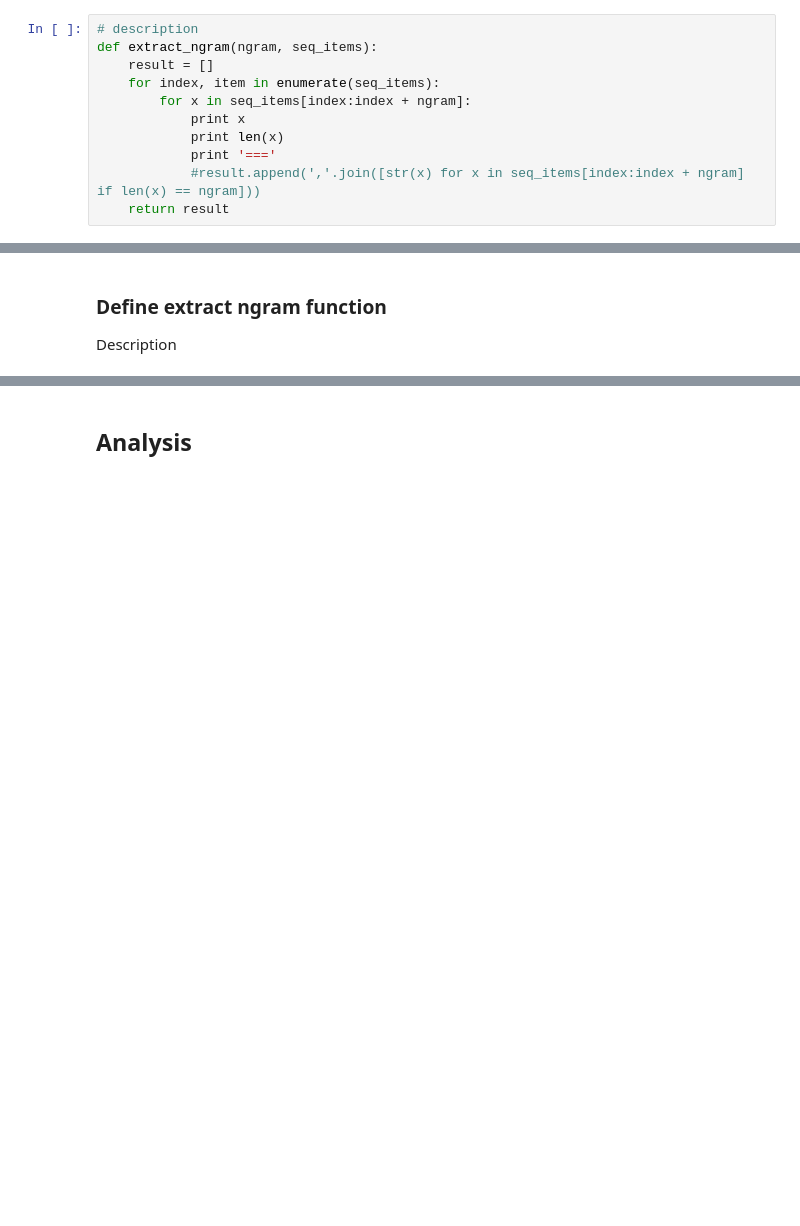
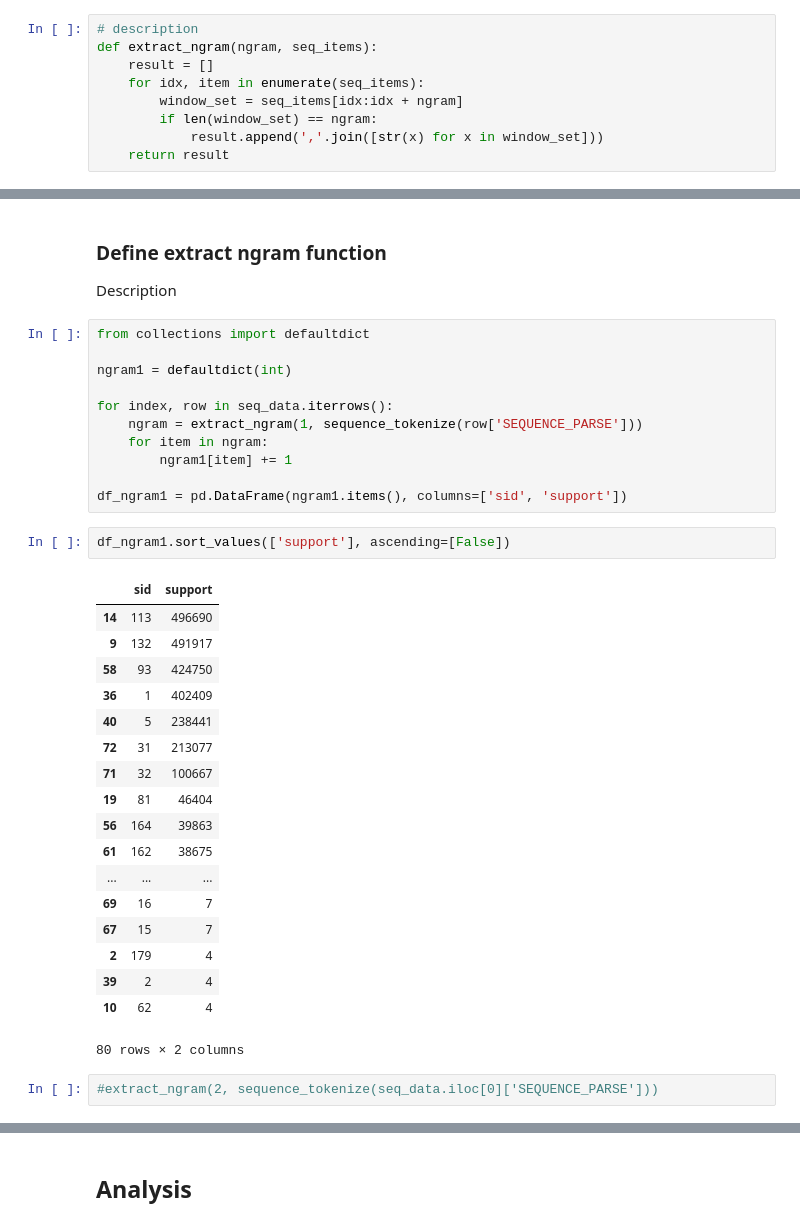
Before and after one commit to OrangeNebula/momsitter-notebook, a Jupyter notebook: 01-momsitter-sequence-analysis.ipynb, the cells around one changed output, grey strips where cells are left out. Cells and saved outputs as stored; diff of their text form; blank space fills up the shorter version.

Commit message:
Extract 1-2gram

```diff
--- a/01-momsitter-sequence-analysis.ipynb
+++ b/01-momsitter-sequence-analysis.ipynb
@@ -38,12 +38,10 @@ def sequence_tokenize(seq):
 # description
 def extract_ngram(ngram, seq_items):
     result = []
-    for index, item in enumerate(seq_items):
-        for x in seq_items[index:index + ngram]:
-            print x
-            print len(x)
-            print '==='
-            #result.append(','.join([str(x) for x in seq_items[index:index + ngram] if len(x) == ngram]))
+    for idx, item in enumerate(seq_items):
+        window_set = seq_items[idx:idx + ngram]
+        if len(window_set) == ngram:
+            result.append(','.join([str(x) for x in window_set]))
     return result
 # %%
 if '87,89' in seq_data.iloc[0]['SEQUENCE_PARSE']:
@@ -107,3 +87,37 @@ Description
 ### Define extract ngram function
 
 Description
+# %%
+from collections import defaultdict
+
+ngram1 = defaultdict(int)
+
+for index, row in seq_data.iterrows():
+    ngram = extract_ngram(1, sequence_tokenize(row['SEQUENCE_PARSE']))
+    for item in ngram:
+        ngram1[item] += 1
+
+df_ngram1 = pd.DataFrame(ngram1.items(), columns=['sid', 'support'])
+# %%
+df_ngram1.sort_values(['support'], ascending=[False])
+# %% [output]
+|  | sid | support |
+| 14 | 113 | 496690 |
+| 9 | 132 | 491917 |
+| 58 | 93 | 424750 |
+| 36 | 1 | 402409 |
+| 40 | 5 | 238441 |
+| 72 | 31 | 213077 |
+| 71 | 32 | 100667 |
+| 19 | 81 | 46404 |
+| 56 | 164 | 39863 |
+| 61 | 162 | 38675 |
+| ... | ... | ... |
+| 69 | 16 | 7 |
+| 67 | 15 | 7 |
+| 2 | 179 | 4 |
+| 39 | 2 | 4 |
+| 10 | 62 | 4 |
+80 rows × 2 columns
+# %%
+#extract_ngram(2, sequence_tokenize(seq_data.iloc[0]['SEQUENCE_PARSE']))
```
Also changed, not shown: parts of 6 cells of this notebook.
